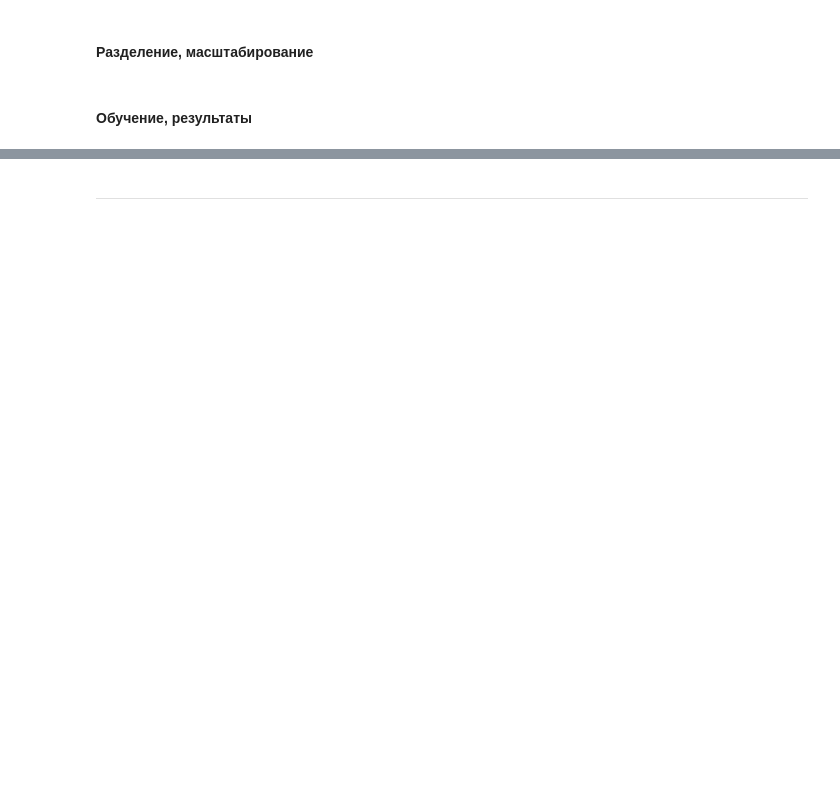
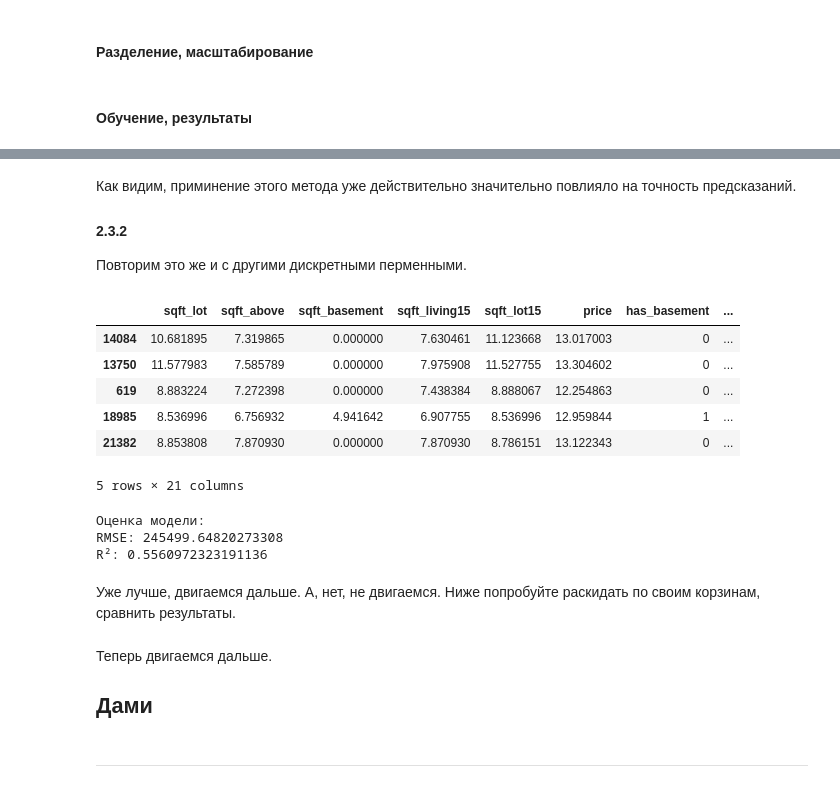
Before and after one commit to dragondangun/em_ml, a Jupyter notebook: 5. Linear Regression/LR.ipynb, the cells around one changed output, grey strips where cells are left out. Saved outputs shown, nothing was run; the diff lists cells and outputs as text; code cells hidden in the pictures; blank space fills up the shorter version.

```diff
--- a/5. Linear Regression/LR.ipynb
+++ b/5. Linear Regression/LR.ipynb
@@ -1091,0 +1105,69 @@ R²: 0.543261158833787
+# %% [markdown]
+Как видим, приминение этого метода уже действительно значительно повлияло на точность предсказаний.
+
+#### 2.3.2
+Повторим это же и с другими дискретными перменными.
+# %%
+# границы корзин
+bins = [0, 2, 3, 4, 5, np.inf]
+# Суффиксы для фич
+labels = ['0-1', '2', '3', '4', '>4']
+
+# делаем категориальную переменную
+ln_train_binned['bedroom_bins'] = pd.cut(ln_train['bedrooms'], bins=bins,
+                                          labels=labels, right=False)
+# из категориальной делаем дами
+ln_train_binned = pd.get_dummies(ln_train_binned, columns=['bedroom_bins'],
+                                 dtype=np.int8)
+# удаляем оригинальную переменную
+ln_train_binned.drop('bedrooms', axis=1, inplace=True)
+
+# границы корзин
+bins = [1, 1.5, 2, 2.5, np.inf]
+# Суффиксы для фич
+labels = ['1', '1.5', '2', '>2']
+
+# делаем категориальную переменную
+ln_train_binned['floor_bins'] = pd.cut(ln_train['floors'], bins=bins,
+                                          labels=labels, right=False)
+# из категориальной делаем дами
+ln_train_binned = pd.get_dummies(ln_train_binned, columns=['floor_bins'],
+                                 dtype=np.int8)
+# удаляем оригинальную переменную
+ln_train_binned.drop('floors', axis=1, inplace=True)
+
+ln_train_binned.head()
+# %% [output]
+|  | sqft_lot | sqft_above | sqft_basement | sqft_living15 | sqft_lot15 | price | has_basement | ... |
+| 14084 | 10.681895 | 7.319865 | 0.000000 | 7.630461 | 11.123668 | 13.017003 | 0 | ... |
+| 13750 | 11.577983 | 7.585789 | 0.000000 | 7.975908 | 11.527755 | 13.304602 | 0 | ... |
+| 619 | 8.883224 | 7.272398 | 0.000000 | 7.438384 | 8.888067 | 12.254863 | 0 | ... |
+| 18985 | 8.536996 | 6.756932 | 4.941642 | 6.907755 | 8.536996 | 12.959844 | 1 | ... |
+| 21382 | 8.853808 | 7.870930 | 0.000000 | 7.870930 | 8.786151 | 13.122343 | 0 | ... |
+5 rows × 21 columns
+# %%
+features = ln_train_binned.columns
+X_ln_t_train, X_ln_t_val, y_ln_t_train, y_ln_t_val = \
+    our_split(ln_train_binned, features)
+
+y_ln_t_val = np.exp(y_ln_t_val)
+
+features_to_scale = ['sqft_lot', 'sqft_above', 'sqft_basement',
+                     'sqft_living15', 'sqft_lot15']
+our_scaler(features_to_scale, X_ln_t_train, X_ln_t_val)
+
+model = LinearRegression()
+model.fit(X_ln_t_train, y_ln_t_train)
+
+y_t_pred = np.exp(model.predict(X_ln_t_val))
+rmse = np.sqrt(mean_squared_error(y_ln_t_val, y_t_pred))
+r2 = r2_score(y_ln_t_val, y_t_pred)
+print("\nОценка модели:")
+print("RMSE:", rmse)
+print("R²:", r2)
+# %% [output]
+Оценка модели:
+RMSE: 245499.64820273308
+R²: 0.5560972323191136
+# %% [markdown]
+Уже лучше, двигаемся дальше. А, нет, не двигаемся. Ниже попробуйте раскидать по своим корзинам, сравнить результаты.
@@ -1092,2 +1176,6 @@ R²: 0.543261158833787
+# %% [markdown]
+Теперь двигаемся дальше.
+
+## Дами
 # %% [markdown]
 ***
```
Also changed, not shown: parts of 6 cells of this notebook.
